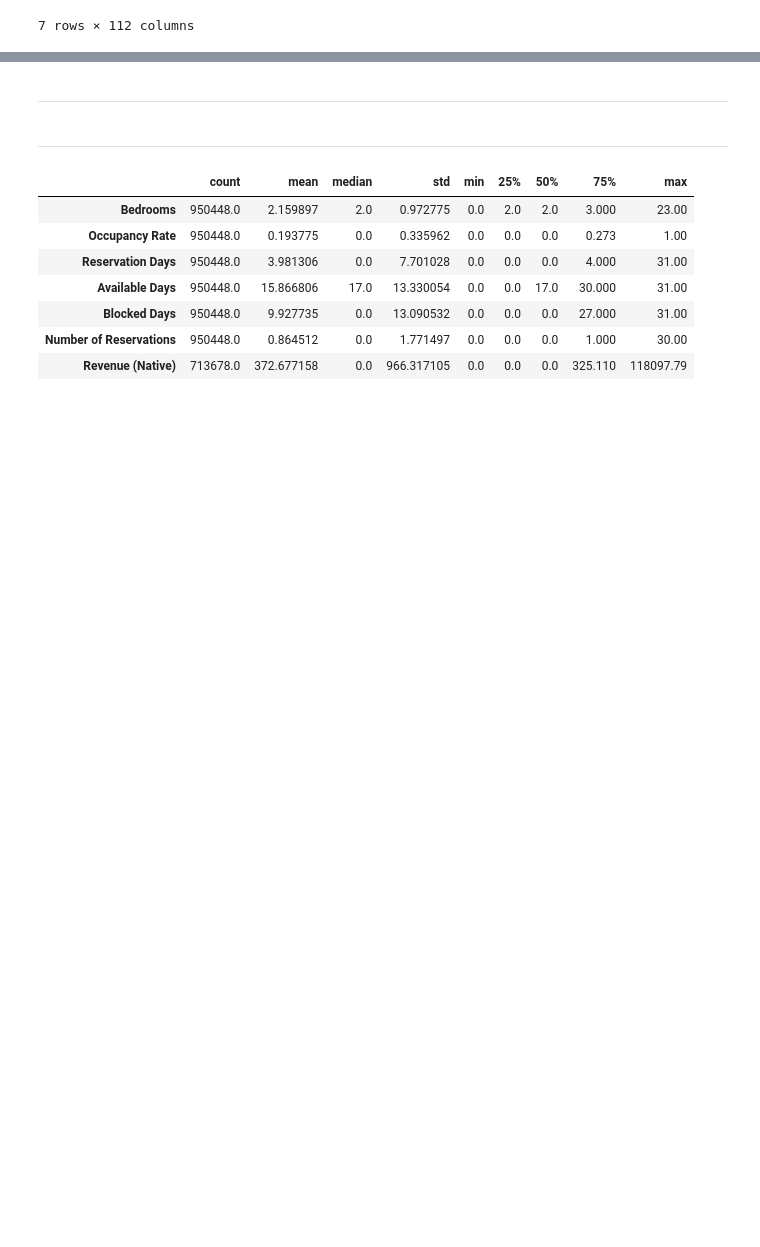
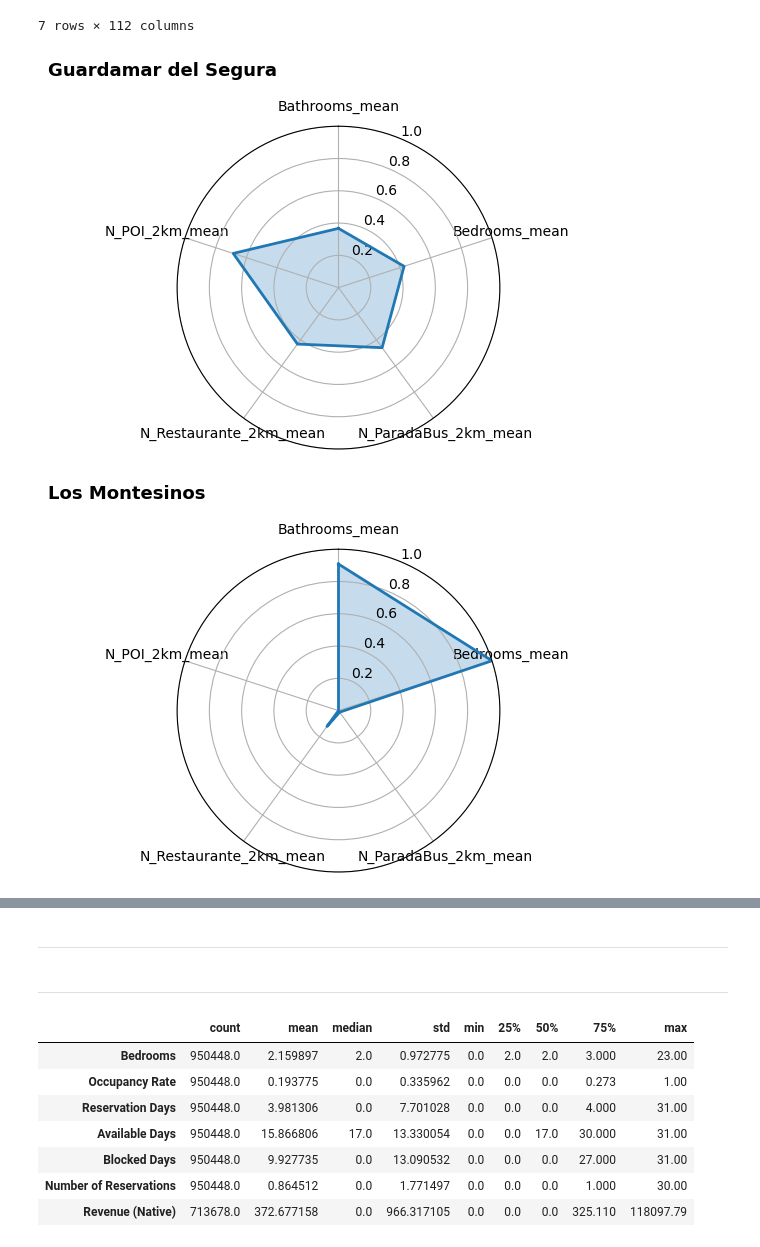
Before and after one commit to fapm4/MDD-Turismo, a Jupyter notebook: eda.ipynb, the cells around one changed output, grey strips where cells are left out. Drawn from its saved outputs; the diff is of its cells as text; code cells hidden in the pictures; blank space fills up the shorter version.

Commit message:
exp: añadir radar chart en numericas por municipio

```diff
--- a/eda.ipynb
+++ b/eda.ipynb
@@ -312,9 +421,11 @@ Conclusiones:
 ### Numéricos
 # %%
 # Micro: por municipio
-estadisticos_cont(df_extended_processed,
+describe = estadisticos_cont(df_extended_processed,
                   columns=['Bathrooms', 'Bedrooms', 'Max Guests', 'Minimum Stay', 'Number of Photos', 'distancia_ayuntamiento_km', 'distancia_playa_km', 'Dist_POI_m', 'N_POI_2km', 'Dist_Supermercado_m', 'N_Supermercado_2km', 'Dist_ParadaBus_m', 'N_ParadaBus_2km', 'N_Restaurante_2km'],
                   by_municipio=True)
+
+describe
 # %% [output]
 |  | Bathrooms_count | Bathrooms_mean | Bathrooms_std | Bathrooms_min | Bathrooms_25% | Bathrooms_50% | ... |
 | City |  |  |  |  |  |  | ... |
@@ -326,3 +437,8 @@ estadisticos_cont(df_extended_processed,
 | San Miguel de Salinas | 421.0 | 1.980 | 0.884 | 0.0 | 1.0 | 2.0 | ... |
 | Torrevieja | 16196.0 | 1.326 | 0.560 | 0.0 | 1.0 | 1.0 | ... |
 7 rows × 112 columns
+# %%
+radar_chart_municipios(describe)
+# %% [output]
+[figure, added]
+[figure, added]
```
Also changed, not shown: parts of 6 cells of this notebook.
